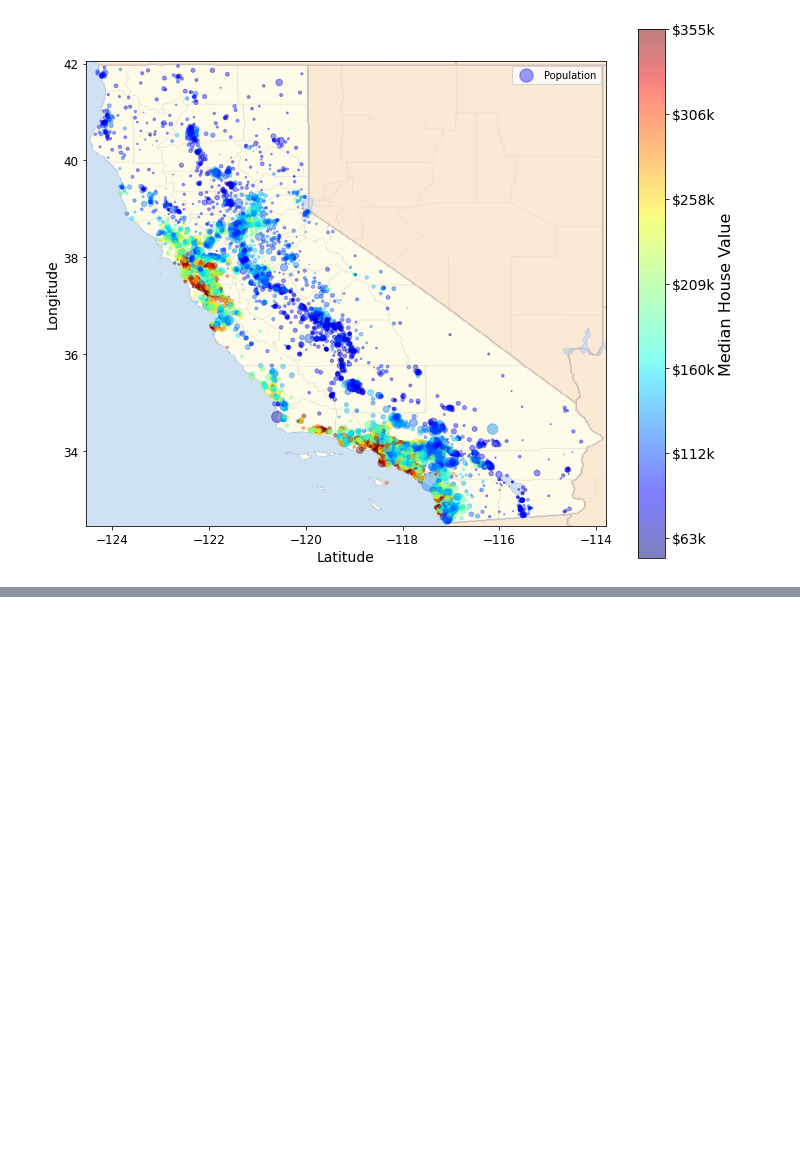
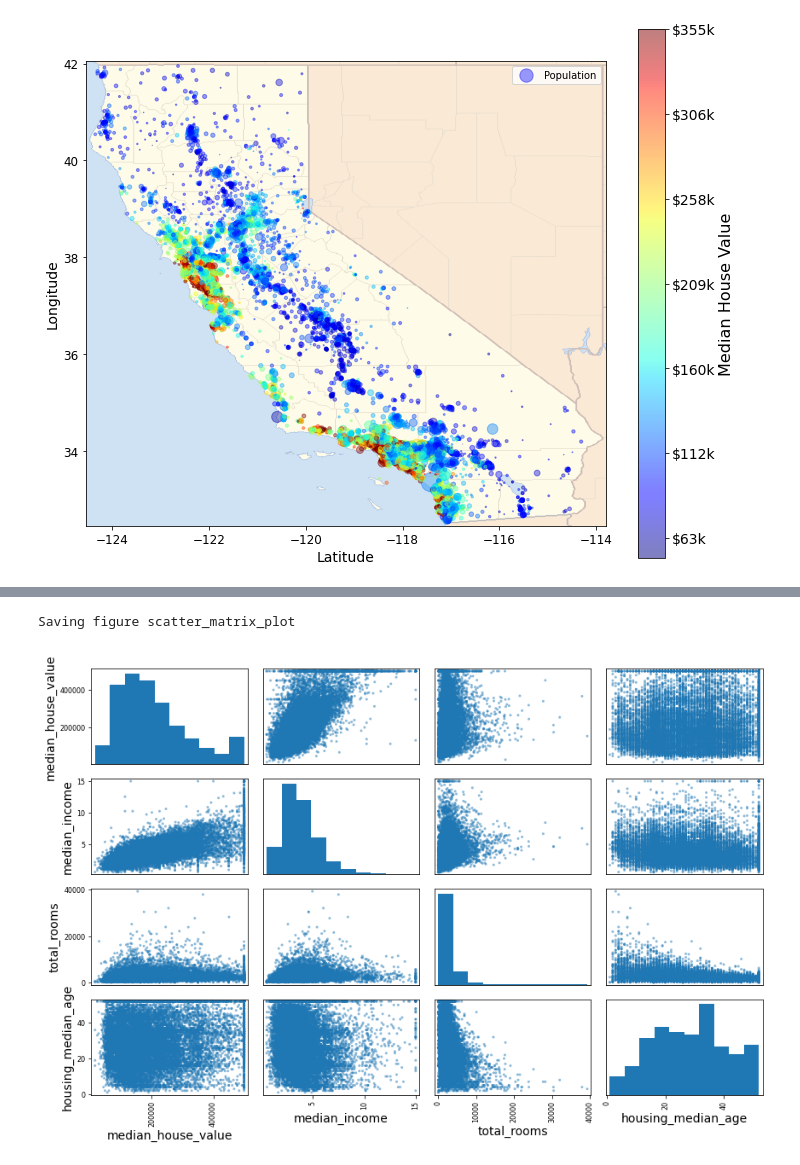
Before and after one commit to cyan9212/Programmers_AI_Dev_Course, a Jupyter notebook: 6. 인공지능과 기계학습 개요/ML_E2E.ipynb, the cells around one changed output, grey strips where cells are left out. Drawn from its saved outputs; the diff is of its cells as text; code cells hidden in the pictures; blank space fills up the shorter version.

```diff
--- a/6. 인공지능과 기계학습 개요/ML_E2E.ipynb
+++ b/6. 인공지능과 기계학습 개요/ML_E2E.ipynb
@@ -385,0 +401,11 @@ Saving figure california_housing_prices_plot
+# %%
+# from pandas.tools.plotting import scatter_matrix # for older version of pandas
+from pandas.plotting import scatter_matrix
+
+# 몇몇 특성만 확인
+attributes = ['median_house_value', 'median_income', 'total_rooms', 'housing_median_age']
+scatter_matrix(housing[attributes], figsize=(12, 8))
+save_fig('scatter_matrix_plot')
+# %% [output]
+Saving figure scatter_matrix_plot
+[figure, added]
```
Also changed, not shown: parts of 74 cells of this notebook.
